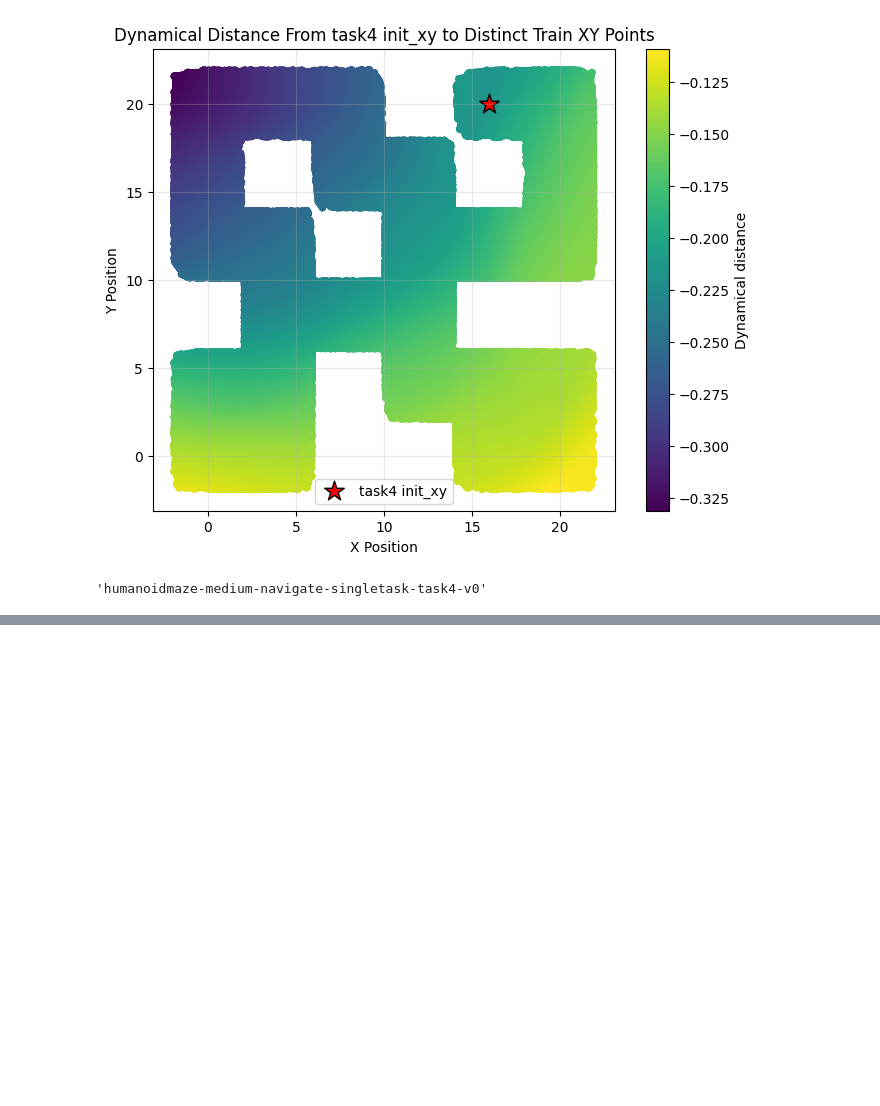
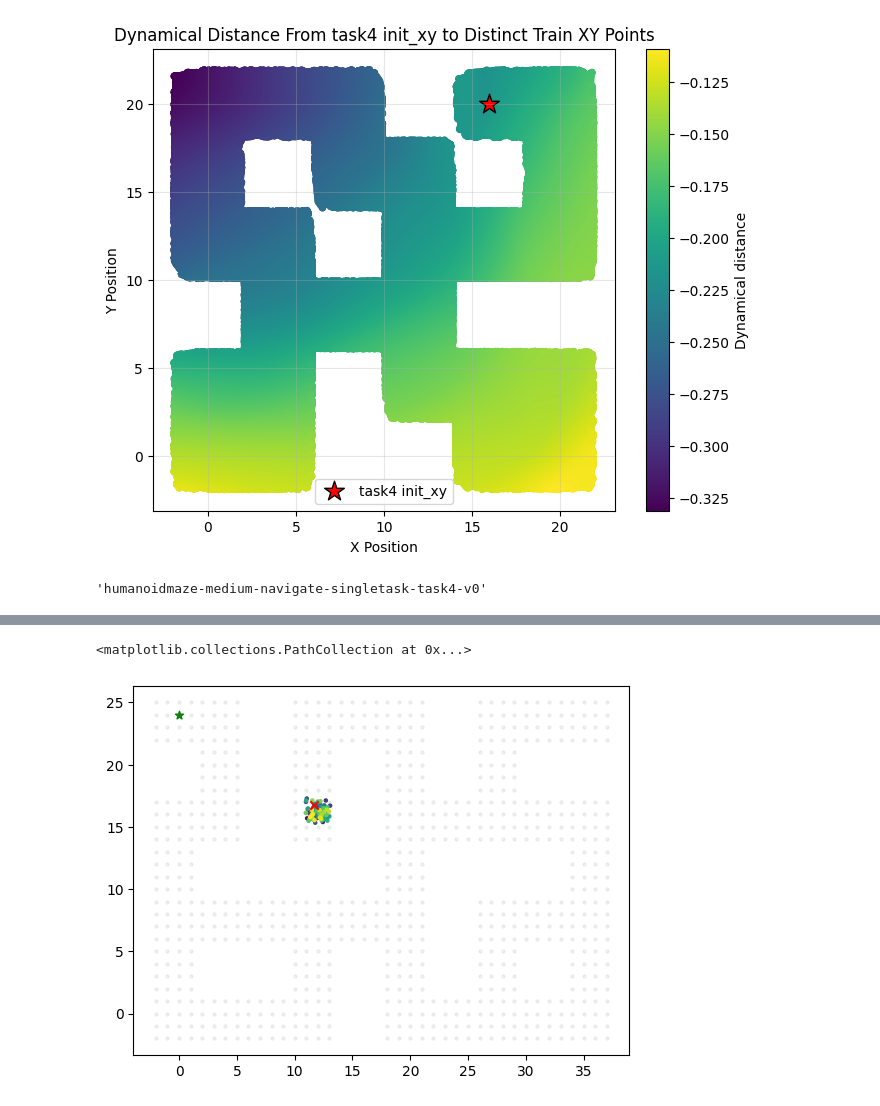
Before and after one commit to jnzhao3/horizon-reduction, a Jupyter notebook: plot_sampled_subgoals.ipynb, the cells around one changed output, grey strips where cells are left out. Drawn from its saved outputs; the diff is of its cells as text; code cells hidden in the pictures; blank space fills up the shorter version.

```diff
--- a/plot_sampled_subgoals.ipynb
+++ b/plot_sampled_subgoals.ipynb
@@ -830,0 +872,10 @@ saved_flags['env_name']
+# %%
+NUM_GOALS = 128
+TRIANGLE_PERCENTILE = 50
+# %%
+ob, _ = env.reset()
+goal = np.asarray(env.cur_task_info['goal_xy'])
+print(ob.shape)
+print(goal)
+goals = np.repeat(goal[None], NUM_GOALS, axis=0)
+subgoals = agent.propose_goals(np.repeat(ob[None], NUM_GOALS, axis=0), goals, rng)
@@ -830,0 +965,9 @@ saved_flags['env_name']
+# %%
+all_cells = {}
+
+for ob in tqdm(train_dataset.dataset['observations']):
+    key = (np.floor(ob[0]), np.floor(ob[1]))
+    if key in all_cells:
+        all_cells[key] += 1
+    else:
+        all_cells[key] = 1
@@ -830,0 +994,13 @@ saved_flags['env_name']
+# %%
+all_cell_points = np.asarray(list(all_cells.keys()))
+# %%
+subgoal_buffer = np.asarray(subgoal_buffer)
+
+plt.scatter(x=subgoal_buffer[..., 0], y=subgoal_buffer[..., 1], c=np.arange(len(subgoal_buffer)), cmap='viridis', s=5)
+plt.scatter(x=goal[0], y=goal[1], marker='*', c='green')
+plt.scatter(x=start[0], y=start[1], marker='x', c='red')
+
+plt.scatter(x=all_cell_points[..., 0], y=all_cell_points[..., 1], s=5, c='gray', alpha=0.1)
+# %% [output]
+<matplotlib.collections.PathCollection at 0x...>
+[figure, added]
```
Also changed, not shown: parts of 25 cells of this notebook.
